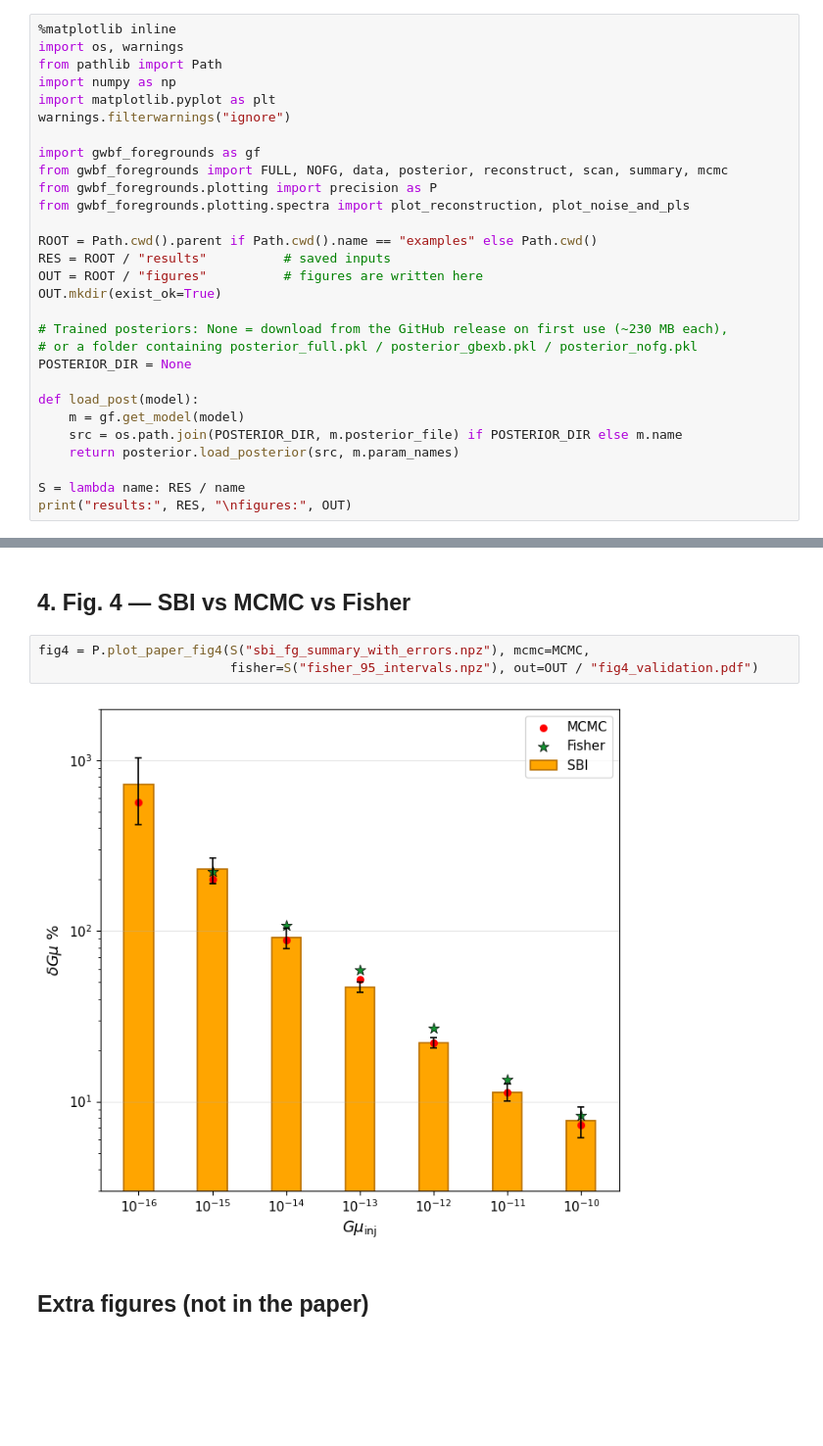
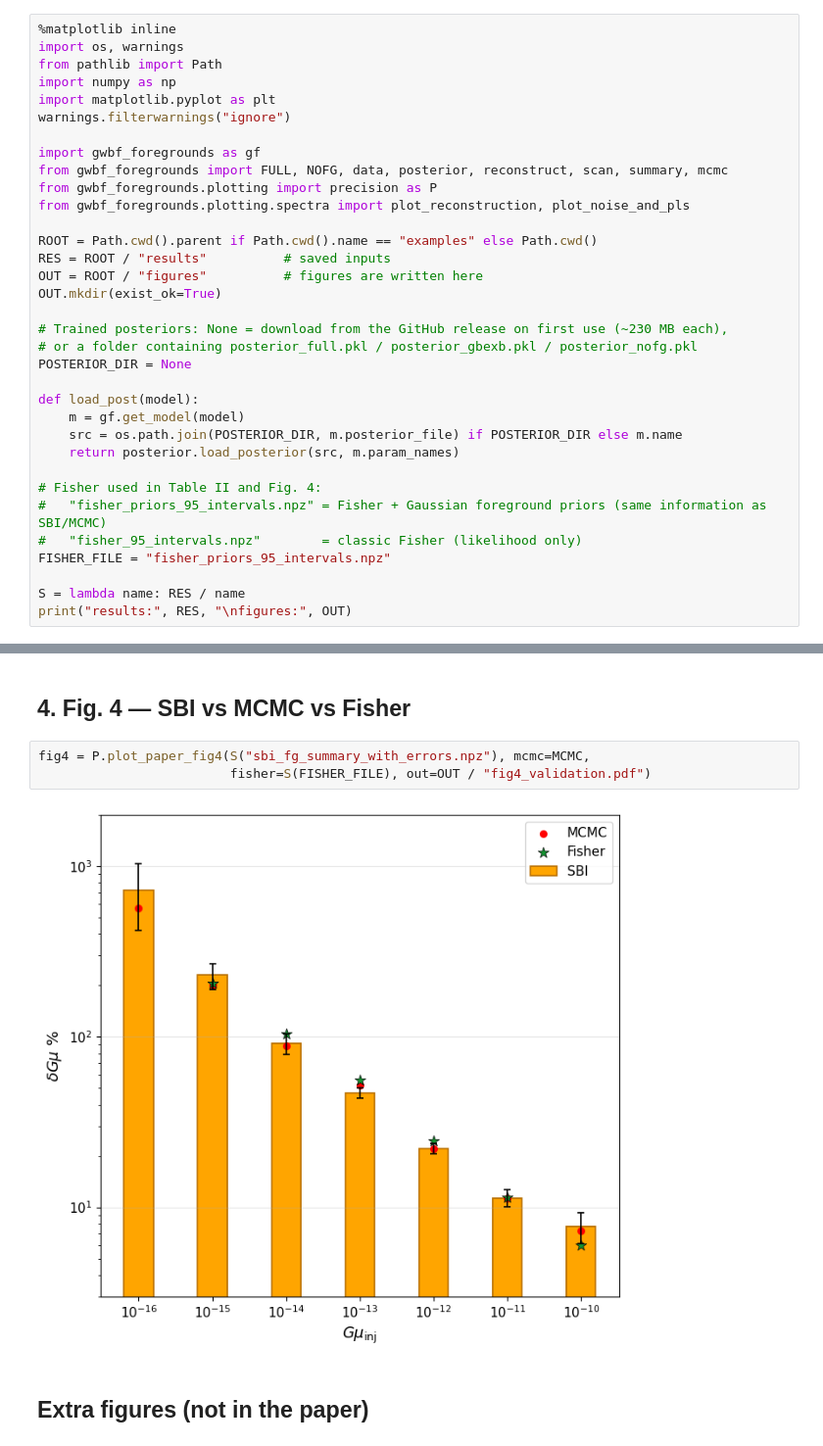
Before and after one commit to AndronikiDimitriou/GWBackFinder-foregrounds, a Jupyter notebook: examples/paper_figures.ipynb, the cells around one changed output, grey strips where cells are left out. Shown at 98% size. Saved outputs shown, nothing was run; the diff lists cells and outputs as text; blank space fills up the shorter version.

Commit message:
Fisher with Gaussian foreground priors (with_priors=True, gwbf-fg fisher --with-priors); used in Table II and Fig. 4
Co-Authored-By: Claude Opus 5.5 <noreply@anthropic.com>

```diff
--- a/examples/paper_figures.ipynb
+++ b/examples/paper_figures.ipynb
@@ -42,6 +42,11 @@ def load_post(model):
     src = os.path.join(POSTERIOR_DIR, m.posterior_file) if POSTERIOR_DIR else m.name
     return posterior.load_posterior(src, m.param_names)
 
+# Fisher used in Table II and Fig. 4:
+#   "fisher_priors_95_intervals.npz" = Fisher + Gaussian foreground priors (same information as SBI/MCMC)
+#   "fisher_95_intervals.npz"        = classic Fisher (likelihood only)
+FISHER_FILE = "fisher_priors_95_intervals.npz"
+
 S = lambda name: RES / name
 print("results:", RES, "\nfigures:", OUT)
 # %% [output]
@@ -121,9 +129,9 @@ fig3 = P.plot_paper_fig3(S("sbi_nofg_summary_with_errors.npz"), S("sbi_gbexb_sum
 ## 4. Fig. 4 — SBI vs MCMC vs Fisher
 # %%
 fig4 = P.plot_paper_fig4(S("sbi_fg_summary_with_errors.npz"), mcmc=MCMC,
-                         fisher=S("fisher_95_intervals.npz"), out=OUT / "fig4_validation.pdf")
+                         fisher=S(FISHER_FILE), out=OUT / "fig4_validation.pdf")
 # %% [output]
-[figure, old version]
+[figure, new version]
 # %% [markdown]
 ## Extra figures (not in the paper)
 # %%
```
Also changed, not shown: parts of 5 cells of this notebook, 11 other files.
